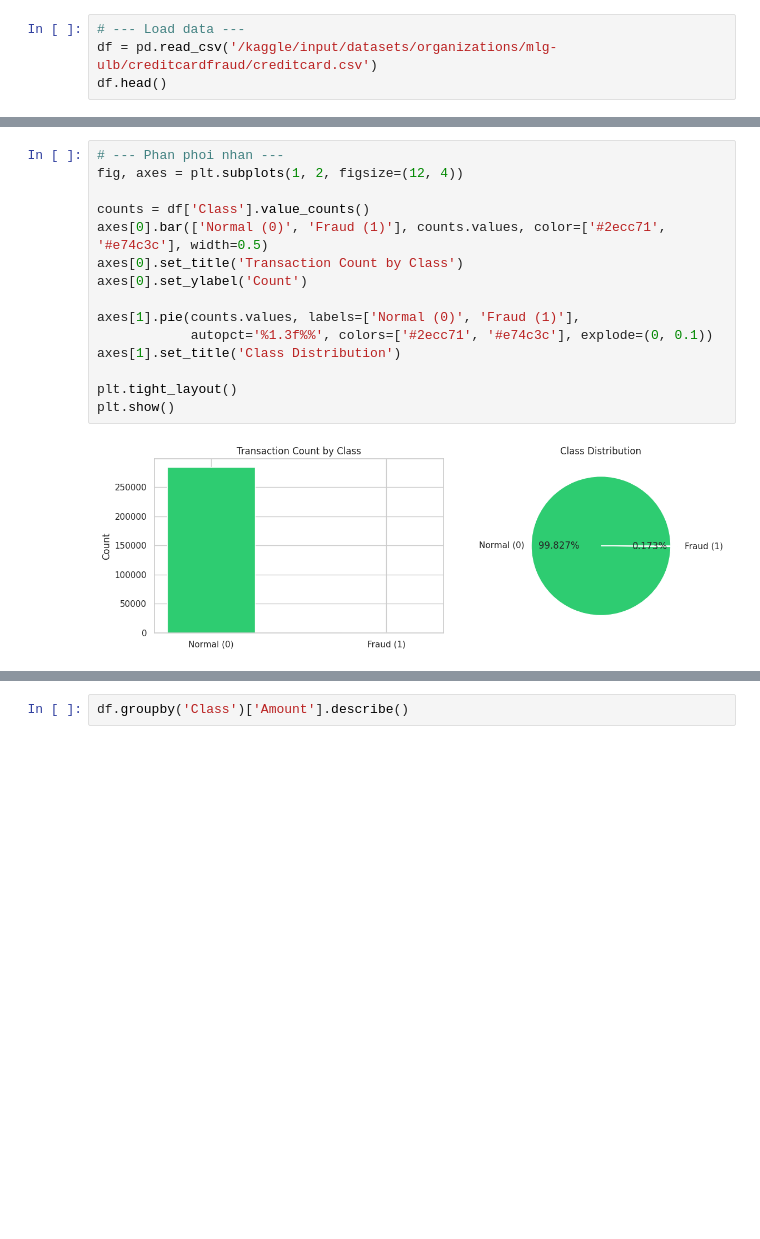
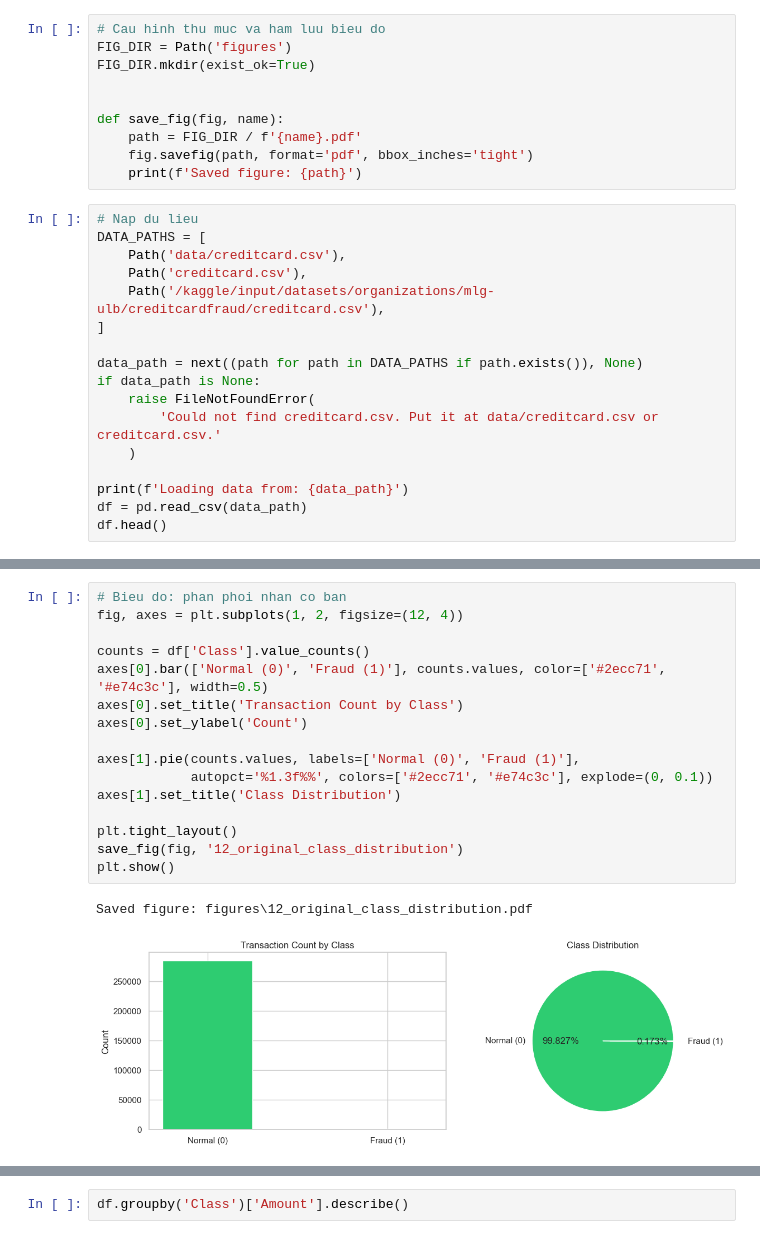
Before and after one commit to amebett1/FraudGuard, a Jupyter notebook: fraudguard.ipynb, the cells around one changed output, grey strips where cells are left out. Drawn from its saved outputs; the diff is of its cells as text; blank space fills up the shorter version.

```diff
--- a/fraudguard.ipynb
+++ b/fraudguard.ipynb
@@ -22,8 +24,31 @@ warnings.filterwarnings('ignore')
 
 sns.set_theme(style='whitegrid')
 plt.rcParams['figure.dpi'] = 100
+# %%
+# Cau hinh thu muc va ham luu bieu do
+FIG_DIR = Path('figures')
+FIG_DIR.mkdir(exist_ok=True)
+
+
+def save_fig(fig, name):
+    path = FIG_DIR / f'{name}.pdf'
+    fig.savefig(path, format='pdf', bbox_inches='tight')
+    print(f'Saved figure: {path}')
 # %%
-# --- Load data ---
-df = pd.read_csv('/kaggle/input/datasets/organizations/mlg-ulb/creditcardfraud/creditcard.csv')
+# Nap du lieu
+DATA_PATHS = [
+    Path('data/creditcard.csv'),
+    Path('creditcard.csv'),
+    Path('/kaggle/input/datasets/organizations/mlg-ulb/creditcardfraud/creditcard.csv'),
+]
+
+data_path = next((path for path in DATA_PATHS if path.exists()), None)
+if data_path is None:
+    raise FileNotFoundError(
+        'Could not find creditcard.csv. Put it at data/creditcard.csv or creditcard.csv.'
+    )
+
+print(f'Loading data from: {data_path}')
+df = pd.read_csv(data_path)
 df.head()
 # %% [output]
@@ -54,18 +190,20 @@ Name: proportion, dtype: float64
 # %%
-# --- Phan phoi nhan ---
+# Bieu do: phan phoi nhan co ban
 fig, axes = plt.subplots(1, 2, figsize=(12, 4))
 
 counts = df['Class'].value_counts()
 axes[0].bar(['Normal (0)', 'Fraud (1)'], counts.values, color=['#2ecc71', '#e74c3c'], width=0.5)
 axes[0].set_title('Transaction Count by Class')
 axes[0].set_ylabel('Count')
 
 axes[1].pie(counts.values, labels=['Normal (0)', 'Fraud (1)'],
             autopct='%1.3f%%', colors=['#2ecc71', '#e74c3c'], explode=(0, 0.1))
 axes[1].set_title('Class Distribution')
 
 plt.tight_layout()
+save_fig(fig, '12_original_class_distribution')
 plt.show()
 # %% [output]
+Saved figure: figures\12_original_class_distribution.pdf
-[figure, old version]
+[figure, new version]
 # %%
```
Also changed, not shown: parts of 30 cells of this notebook, 20 other files.
